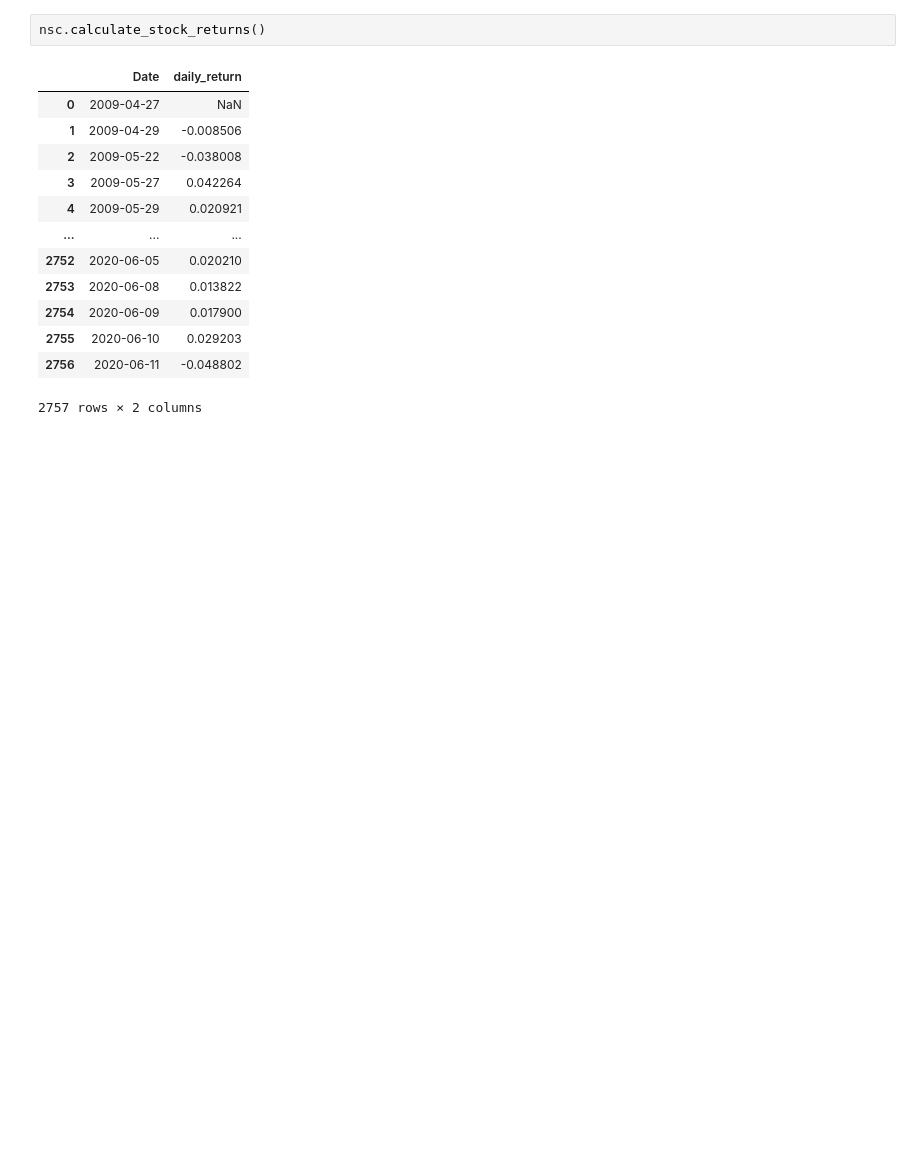
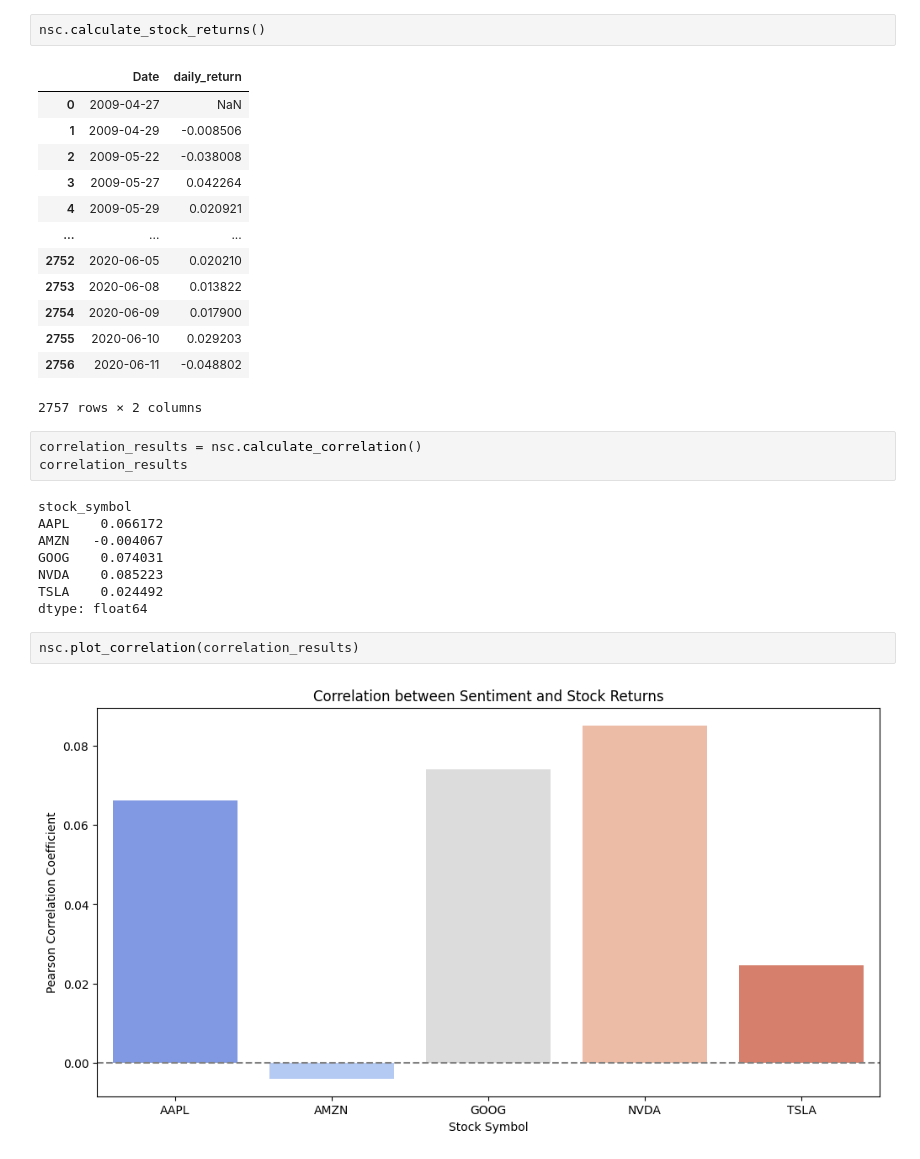
Before and after one commit to shewanek/KAIM_W1_FinanceNewsAnalytics, a Jupyter notebook: notebooks/correlation_eda.ipynb, the cells around one changed output. Drawn from its saved outputs; the diff is of its cells as text; blank space fills up the shorter version.

Commit message:
correlation

```diff
--- a/notebooks/correlation_eda.ipynb
+++ b/notebooks/correlation_eda.ipynb
@@ -112,3 +112,18 @@ nsc.calculate_stock_returns()
 | 2755 | 2020-06-10 | 0.029203 |
 | 2756 | 2020-06-11 | -0.048802 |
 2757 rows × 2 columns
+# %%
+correlation_results = nsc.calculate_correlation()
+correlation_results
+# %% [output]
+stock_symbol
+AAPL    0.066172
+AMZN   -0.004067
+GOOG    0.074031
+NVDA    0.085223
+TSLA    0.024492
+dtype: float64
+# %%
+nsc.plot_correlation(correlation_results)
+# %% [output]
+[figure, added]
```
Also changed, not shown: parts of 3 cells of this notebook, 1 other file.
